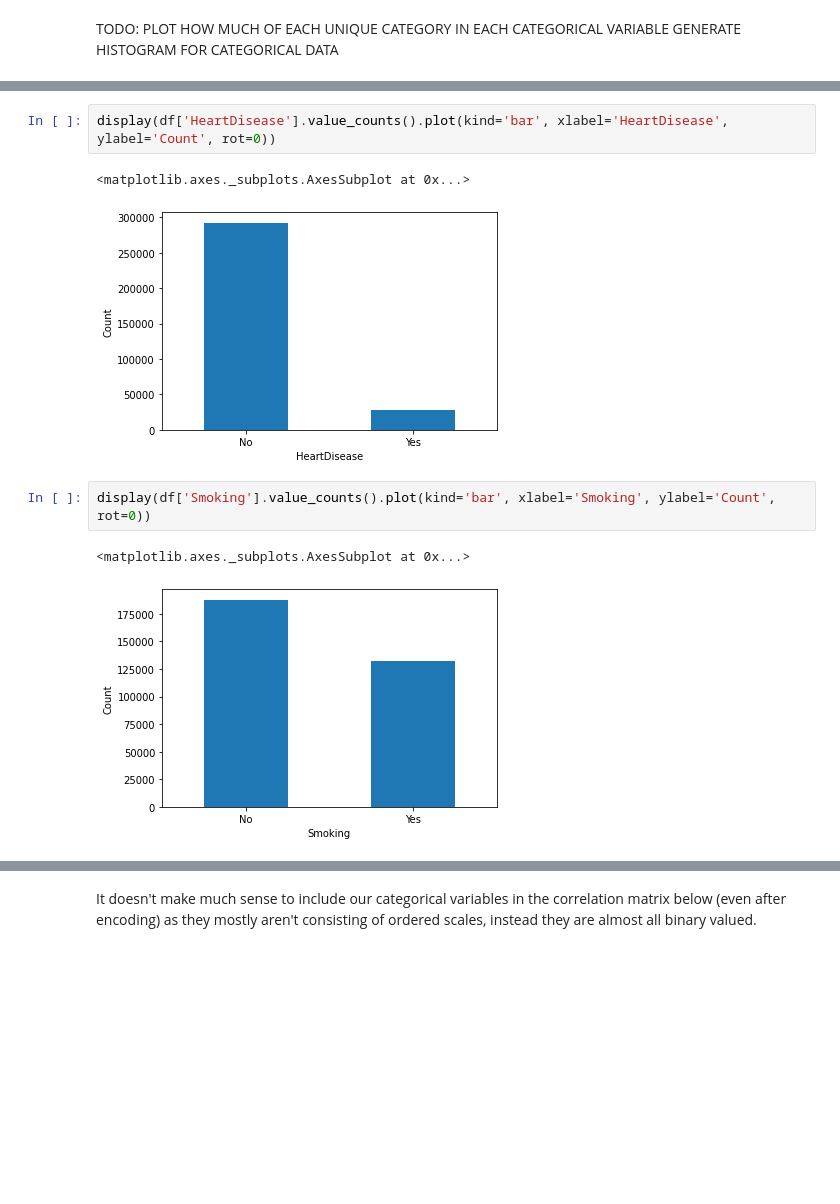
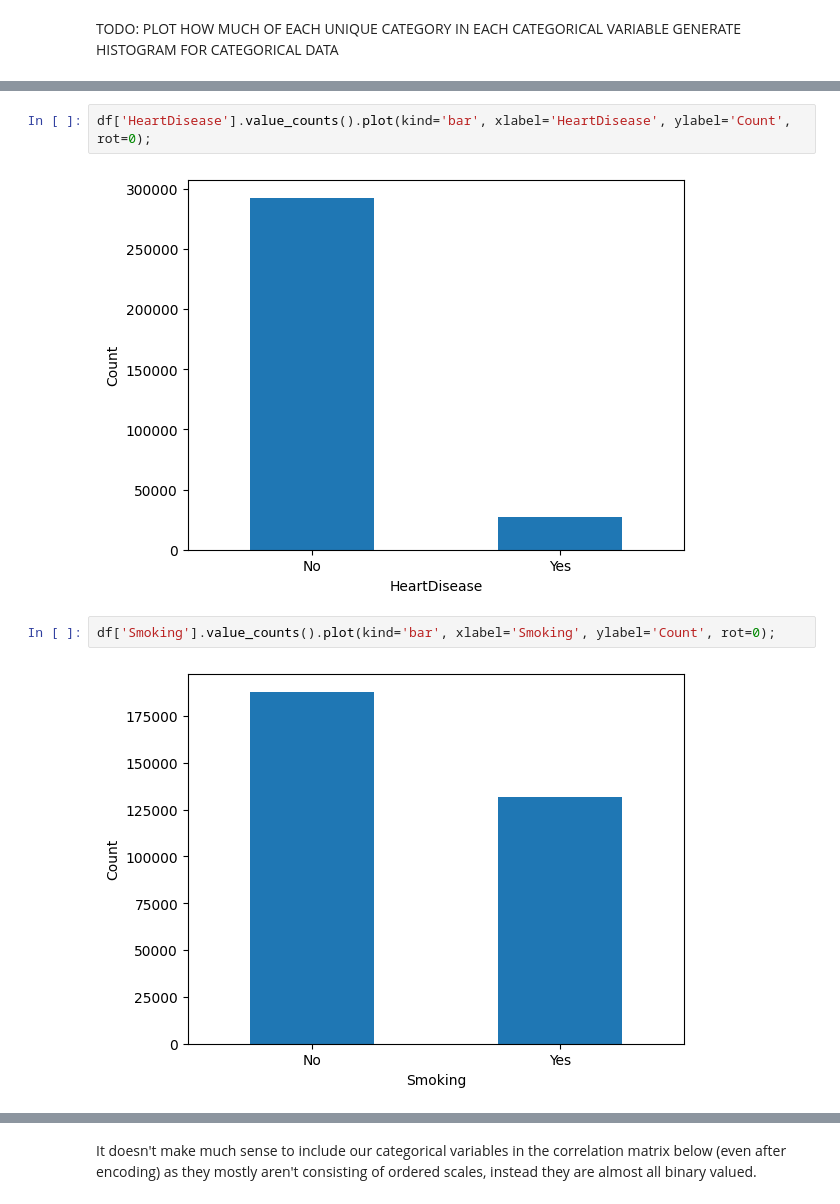
Before and after one commit to mhelkey/ecs171, a Jupyter notebook: main.ipynb, the cells around one changed output, grey strips where cells are left out. Cells and saved outputs as stored; diff of their text form; blank space fills up the shorter version.

```diff
--- a/main.ipynb
+++ b/main.ipynb
@@ -135,12 +135,10 @@ for c in categoricals:
 ... (3 outputs left out)
 # %%
-display(df['HeartDisease'].value_counts().plot(kind='bar', xlabel='HeartDisease', ylabel='Count', rot=0))
+df['HeartDisease'].value_counts().plot(kind='bar', xlabel='HeartDisease', ylabel='Count', rot=0);
 # %% [output]
-<matplotlib.axes._subplots.AxesSubplot at 0x...>
-[figure, old version]
+[figure, new version]
 # %%
-display(df['Smoking'].value_counts().plot(kind='bar', xlabel='Smoking', ylabel='Count', rot=0))
+df['Smoking'].value_counts().plot(kind='bar', xlabel='Smoking', ylabel='Count', rot=0);
 # %% [output]
-<matplotlib.axes._subplots.AxesSubplot at 0x...>
-[figure, old version]
+[figure, new version]
 # %%
```
Also changed, not shown: parts of 15 cells of this notebook, 5 other files.
